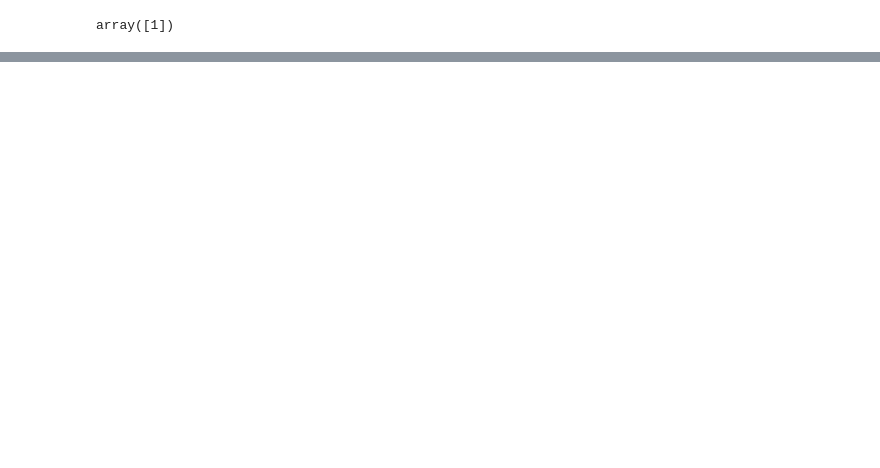
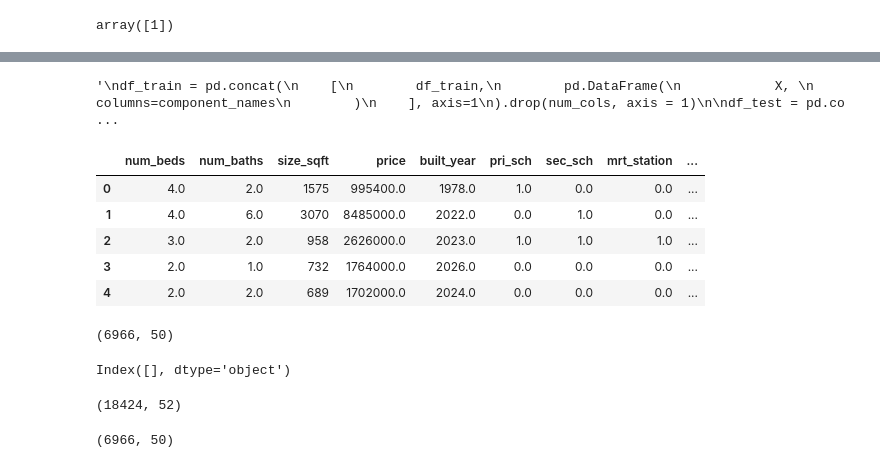
Before and after one commit to nish-d/ParanormalDistribution, a Jupyter notebook: notebooks/encoding2.ipynb, the cells around one changed output, grey strips where cells are left out. Cells and saved outputs as stored; diff of their text form; code cells hidden in the pictures; blank space fills up the shorter version.

```diff
--- a/notebooks/encoding2.ipynb
+++ b/notebooks/encoding2.ipynb
@@ -80,0 +184,41 @@ df_test.to_csv('../data/test_encoded_1.csv')
+# %%
+
+# X = df_train[num_cols].copy()
+# X_test = df_test[num_cols].copy()
+
+# pca = PCA()
+# pca.fit(X)
+
+# X_pca = pca.fit_transform(X)
+
+# X_pca_test = pca.transform(X_test)
+
+# component_names = [f'PC{i}' for i in range(X.shape[1])]
+# X_pca = pd.DataFrame(X_pca, columns = component_names)
+# X_pca_test = pd.DataFrame(X_pca_test, columns = component_names)
+# utils.plot_variance(pca)
+# plt.show()
+
+'''
+df_train = pd.concat(
+    [
+        df_train,
+        pd.DataFrame(
+            X,
+            columns=component_names
+        )
+    ], axis=1
+).drop(num_cols, axis = 1)
+
+df_test = pd.concat(
+    [
+        df_test,
+        pd.DataFrame(
+            X_test,
+            columns=component_names
+        )
+    ], axis=1
+).drop(num_cols, axis = 1)
+'''
+# %% [output]
+'\ndf_train = pd.concat(\n    [\n        df_train,\n        pd.DataFrame(\n            X, \n            columns=component_names\n        )\n    ], axis=1\n).drop(num_cols, axis = 1)\n\ndf_test = pd.co ...
@@ -80,0 +237,20 @@ df_test.to_csv('../data/test_encoded_1.csv')
+# %%
+pd.set_option("display.max_columns", None)
+
+df_train.head()
+# %% [output]
+|  | num_beds | num_baths | size_sqft | price | built_year | pri_sch | sec_sch | mrt_station | ... |
+| 0 | 4.0 | 2.0 | 1575 | 995400.0 | 1978.0 | 1.0 | 0.0 | 0.0 | ... |
+| 1 | 4.0 | 6.0 | 3070 | 8485000.0 | 2022.0 | 0.0 | 1.0 | 0.0 | ... |
+| 2 | 3.0 | 2.0 | 958 | 2626000.0 | 2023.0 | 1.0 | 1.0 | 1.0 | ... |
+| 3 | 2.0 | 1.0 | 732 | 1764000.0 | 2026.0 | 0.0 | 0.0 | 0.0 | ... |
+| 4 | 2.0 | 2.0 | 689 | 1702000.0 | 2024.0 | 0.0 | 0.0 | 0.0 | ... |
+# %%
+df_test.shape
+# %% [output]
+(6966, 50)
+# %%
+df_train.columns.difference(df_test.columns)
+df_test.columns.difference(df_train.columns)
+# %% [output]
+Index([], dtype='object')
@@ -80,0 +274,8 @@ df_test.to_csv('../data/test_encoded_1.csv')
+# %%
+df_train.shape
+# %% [output]
+(18424, 52)
+# %%
+df_test.shape
+# %% [output]
+(6966, 50)
```
Also changed, not shown: parts of 18 cells of this notebook, 9 other files.
